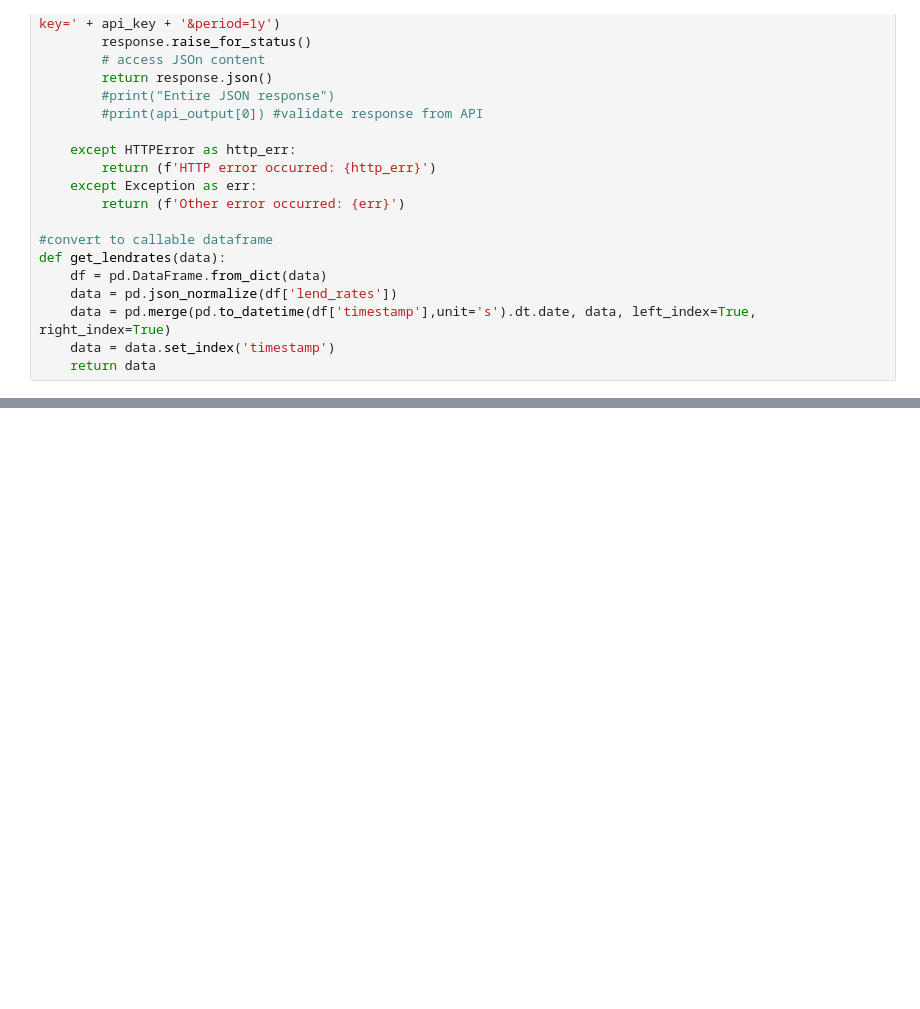
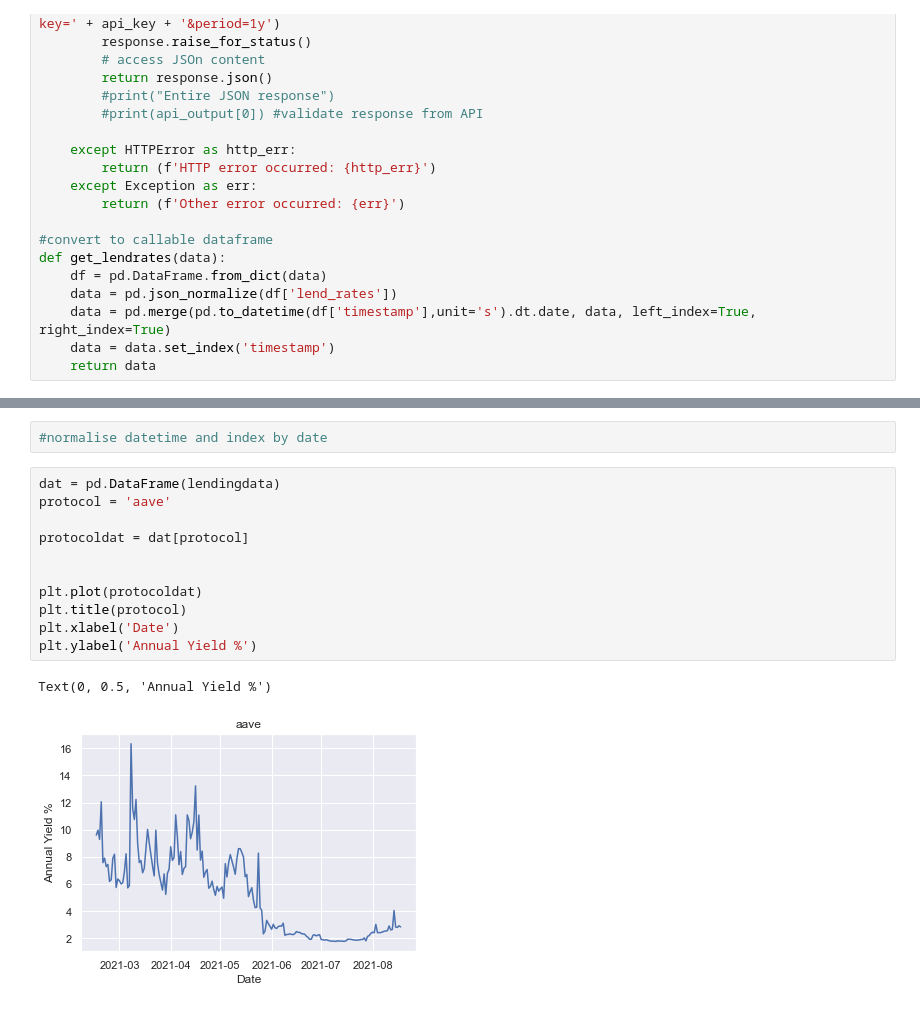
Before and after one commit to JamesEBall/Risk-Models, a Jupyter notebook: Archive/Interest Rate Risk.ipynb, the cells around one changed output, grey strips where cells are left out. Drawn from its saved outputs; the diff is of its cells as text; blank space fills up the shorter version.

```diff
--- a/Archive/Interest Rate Risk.ipynb
+++ b/Archive/Interest Rate Risk.ipynb
@@ -224,0 +45,16 @@ simulation_data.plot.area(x = 'apy')
+# %%
+#normalise datetime and index by date
+# %%
+dat = pd.DataFrame(lendingdata)
+protocol = 'aave'
+
+protocoldat = dat[protocol]
+
+
+plt.plot(protocoldat)
+plt.title(protocol)
+plt.xlabel('Date')
+plt.ylabel('Annual Yield %')
+# %% [output]
+Text(0, 0.5, 'Annual Yield %')
+[figure, added]
```
Also changed, not shown: parts of 6 cells of this notebook, 7 other files.
